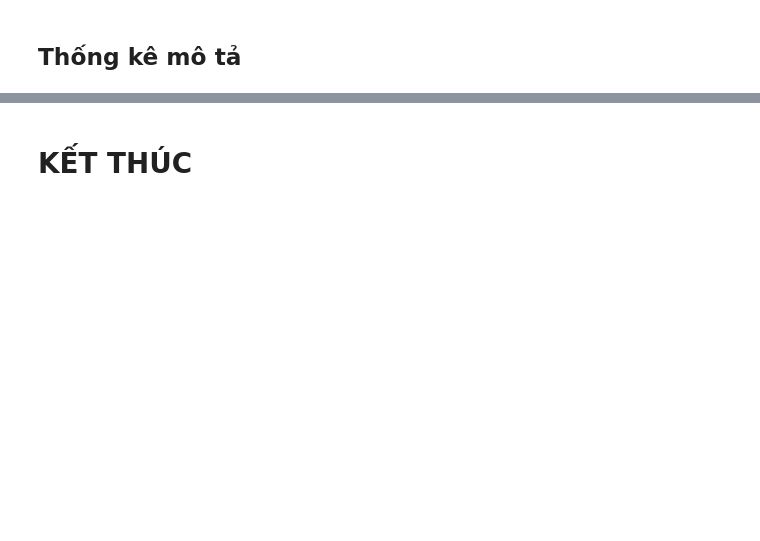
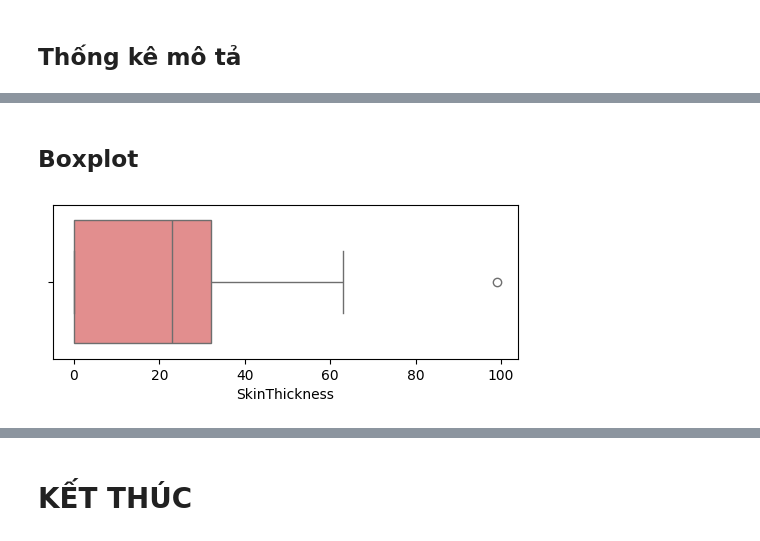
Before and after one commit to kvan185/demo_data_analytics, a Jupyter notebook: lesson3/Lab3.ipynb, the cells around one changed output, grey strips where cells are left out. Saved outputs shown, nothing was run; the diff lists cells and outputs as text; code cells hidden in the pictures; blank space fills up the shorter version.

```diff
--- a/lesson3/Lab3.ipynb
+++ b/lesson3/Lab3.ipynb
@@ -43,0 +152,10 @@ df.corr()
+# %% [markdown]
+## Boxplot
+# %%
+# độ dày nếp gấp da
+plt.figure(figsize=(6,2))
+sns.boxplot(x=df['SkinThickness'], color="lightcoral")
+plt.xlabel('SkinThickness')
+plt.show()
+# %% [output]
+[figure, added]
```
Also changed, not shown: parts of 21 cells of this notebook.
